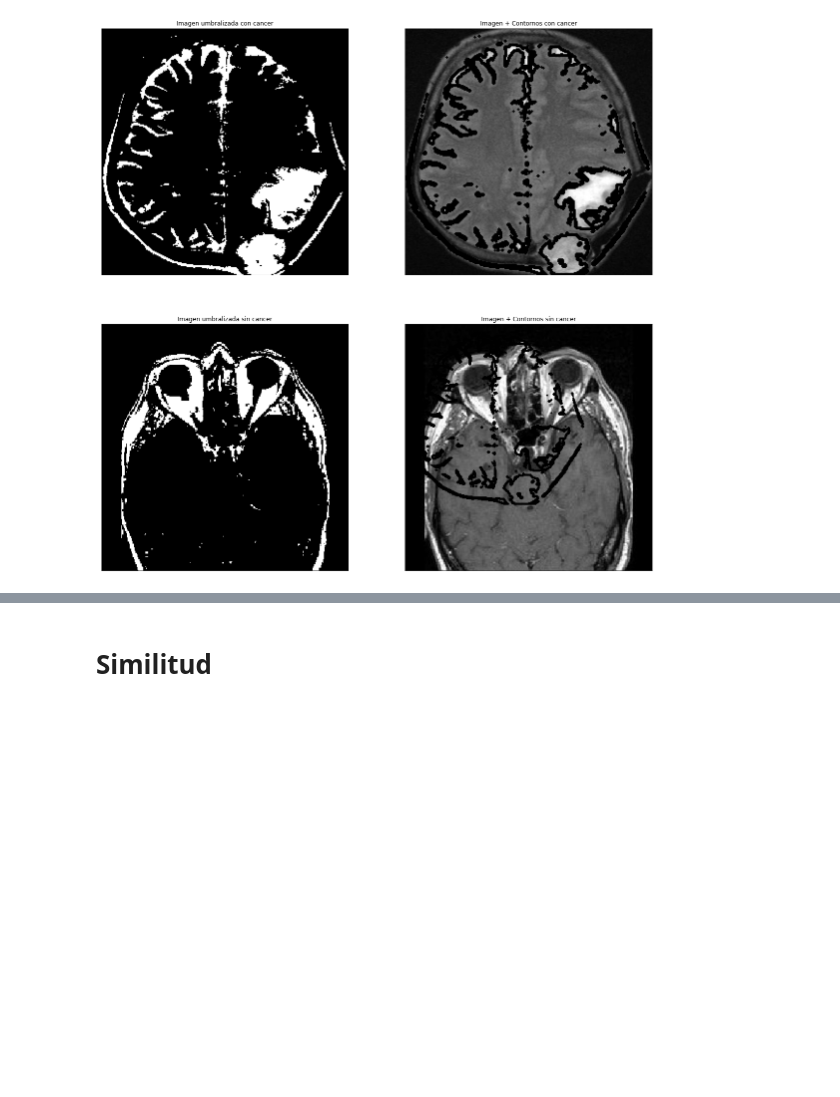
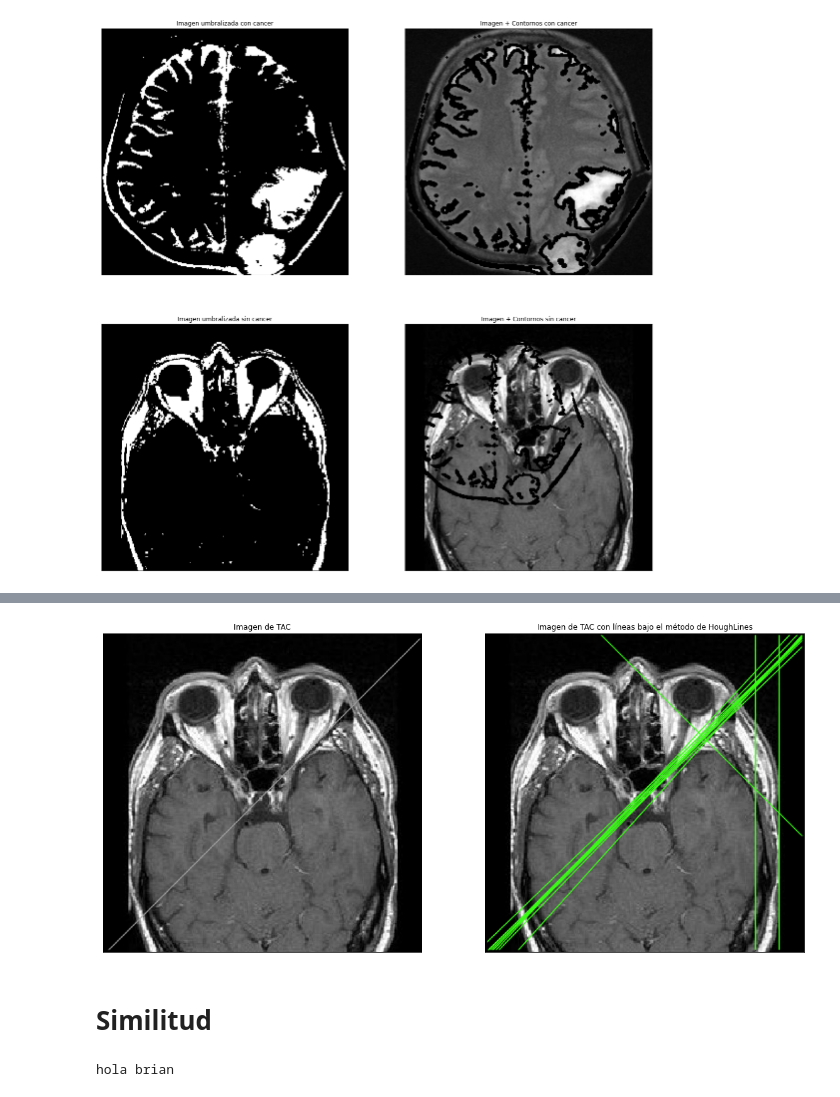
Before and after one commit to CamSP/tenicas-ia-opencv, a Jupyter notebook: Tecnicas de IA/Taller 4/Taller4.ipynb, the cells around one changed output, grey strips where cells are left out. Cells and saved outputs as stored; diff of their text form; code cells hidden in the pictures; blank space fills up the shorter version.

```diff
--- a/Tecnicas de IA/Taller 4/Taller4.ipynb
+++ b/Tecnicas de IA/Taller 4/Taller4.ipynb
@@ -131,2 +131,10 @@ plt.title('Imagen + Contornos con cancer'),plt.xticks([]),plt.yticks([])
+# %%
+HoughLinesL(not_cancer, 120, 'TAC')
+# %% [output]
+[figure, added]
 # %% [markdown]
 # **Similitud**
+# %%
+print ('hola '+ 'brian')
+# %% [output]
+hola brian
```
Also changed, not shown: parts of 4 cells of this notebook.
